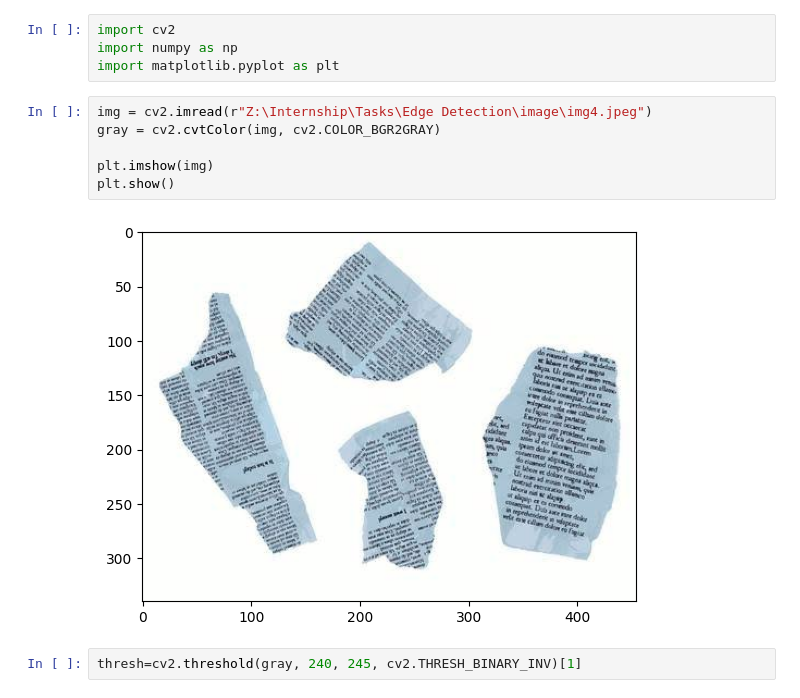
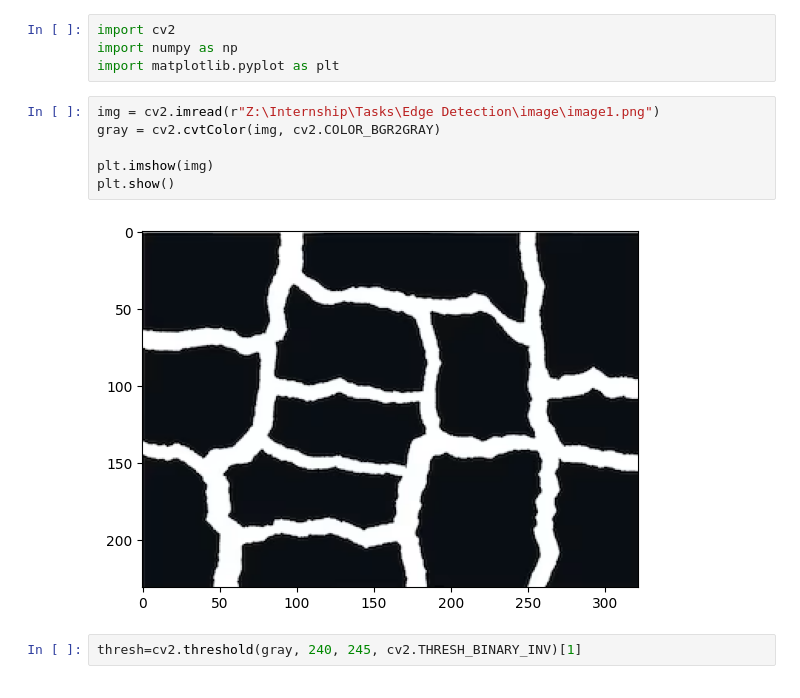
Before and after one commit to faizan09711-bit/Computer-Vision, a Jupyter notebook: Finding Contours.ipynb, the cells around one changed output. Drawn from its saved outputs; the diff is of its cells as text.

```diff
--- a/Finding Contours.ipynb
+++ b/Finding Contours.ipynb
@@ -3,13 +3,13 @@ import cv2
 import numpy as np
 import matplotlib.pyplot as plt
 # %%
-img = cv2.imread(r"Z:\Internship\Tasks\Edge Detection\image\img4.jpeg")
+img = cv2.imread(r"Z:\Internship\Tasks\Edge Detection\image\image1.png")
 gray = cv2.cvtColor(img, cv2.COLOR_BGR2GRAY)
 
 plt.imshow(img)
 plt.show()
 # %% [output]
-[figure, old version]
+[figure, new version]
 # %%
 thresh=cv2.threshold(gray, 240, 245, cv2.THRESH_BINARY_INV)[1]
 # %%
```
Also changed, not shown: parts of 8 cells of this notebook.
